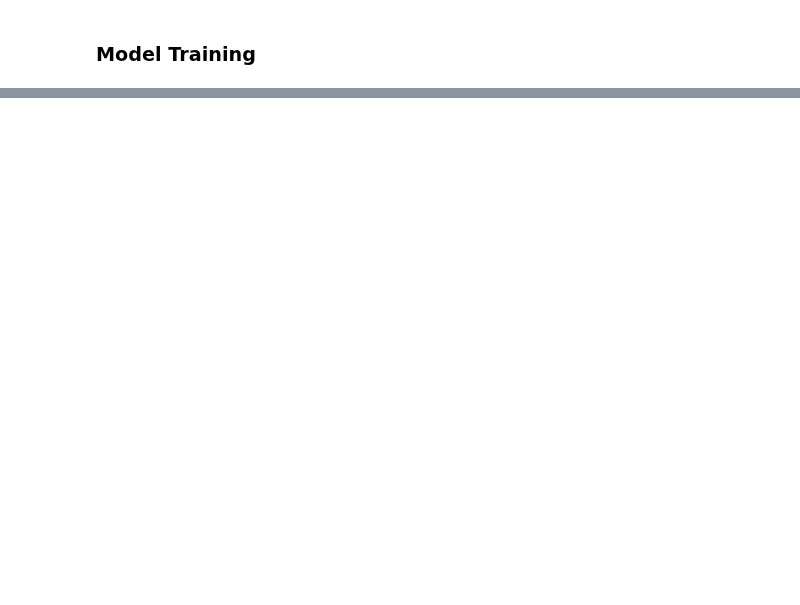
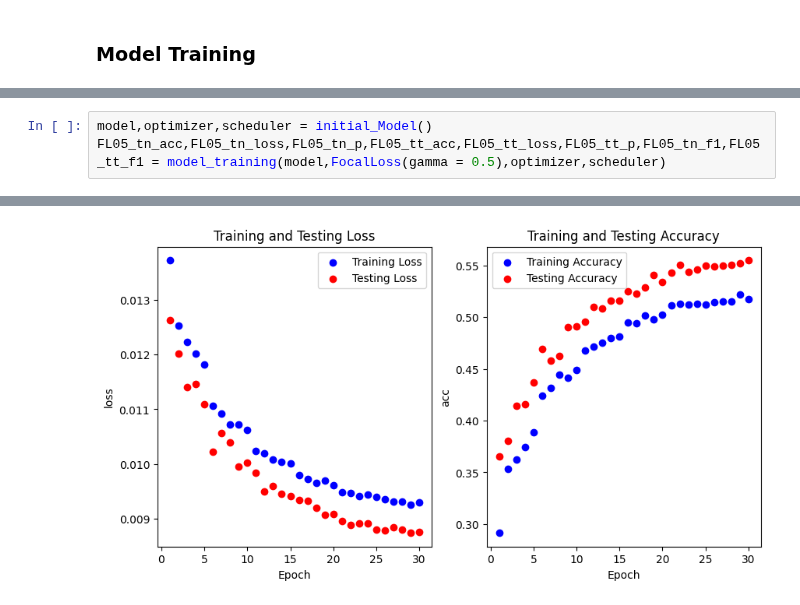
Before and after one commit to SustechSTA303/STA303-Assignment01, a Jupyter notebook: Assignment01.ipynb, the cells around one changed output, grey strips where cells are left out. Drawn from its saved outputs; the diff is of its cells as text; blank space fills up the shorter version.

```diff
--- a/Assignment01.ipynb
+++ b/Assignment01.ipynb
@@ -288,0 +383,4 @@ for i in range(len(class_names)):
+# %%
+model,optimizer,scheduler = initial_Model()
+FL05_tn_acc,FL05_tn_loss,FL05_tn_p,FL05_tt_acc,FL05_tt_loss,FL05_tt_p,FL05_tn_f1,FL05_tt_f1 = model_training(model,FocalLoss(gamma = 0.5),optimizer,scheduler)
+# %% [output]
@@ -288,0 +404 @@ for i in range(len(class_names)):
+[figure, added]
```
Also changed, not shown: parts of 26 cells of this notebook, 1 other file.
